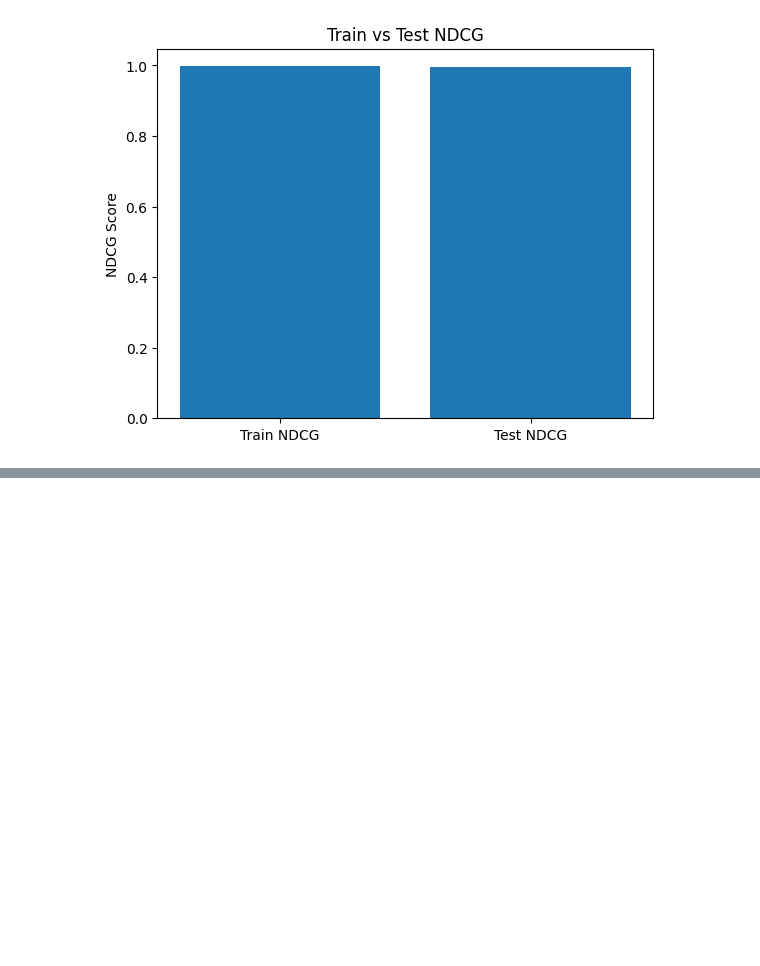
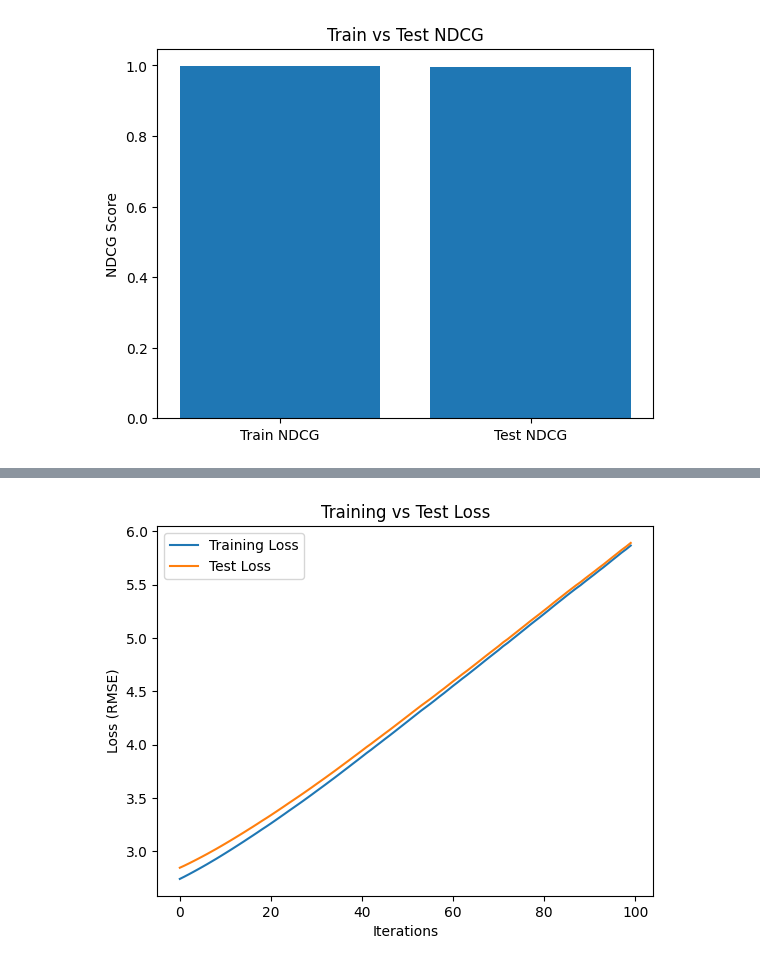
Before and after one commit to ClaytonSnyder/daan881, a Jupyter notebook: Deliverable6/modeling.ipynb, the cells around one changed output, grey strips where cells are left out. Drawn from its saved outputs; the diff is of its cells as text; code cells hidden in the pictures; blank space fills up the shorter version.

```diff
--- a/Deliverable6/modeling.ipynb
+++ b/Deliverable6/modeling.ipynb
@@ -262,0 +262,13 @@ plt.show()
+# %%
+train_loss = evals_result['train']['rmse']
+test_loss = evals_result['test']['rmse']
+
+plt.plot(train_loss, label="Training Loss")
+plt.plot(test_loss, label="Test Loss")
+plt.xlabel("Iterations")
+plt.ylabel("Loss (RMSE)")
+plt.title("Training vs Test Loss")
+plt.legend()
+plt.show()
+# %% [output]
+[figure, added]
```
Also changed, not shown: parts of 10 cells of this notebook, 13 other files.
